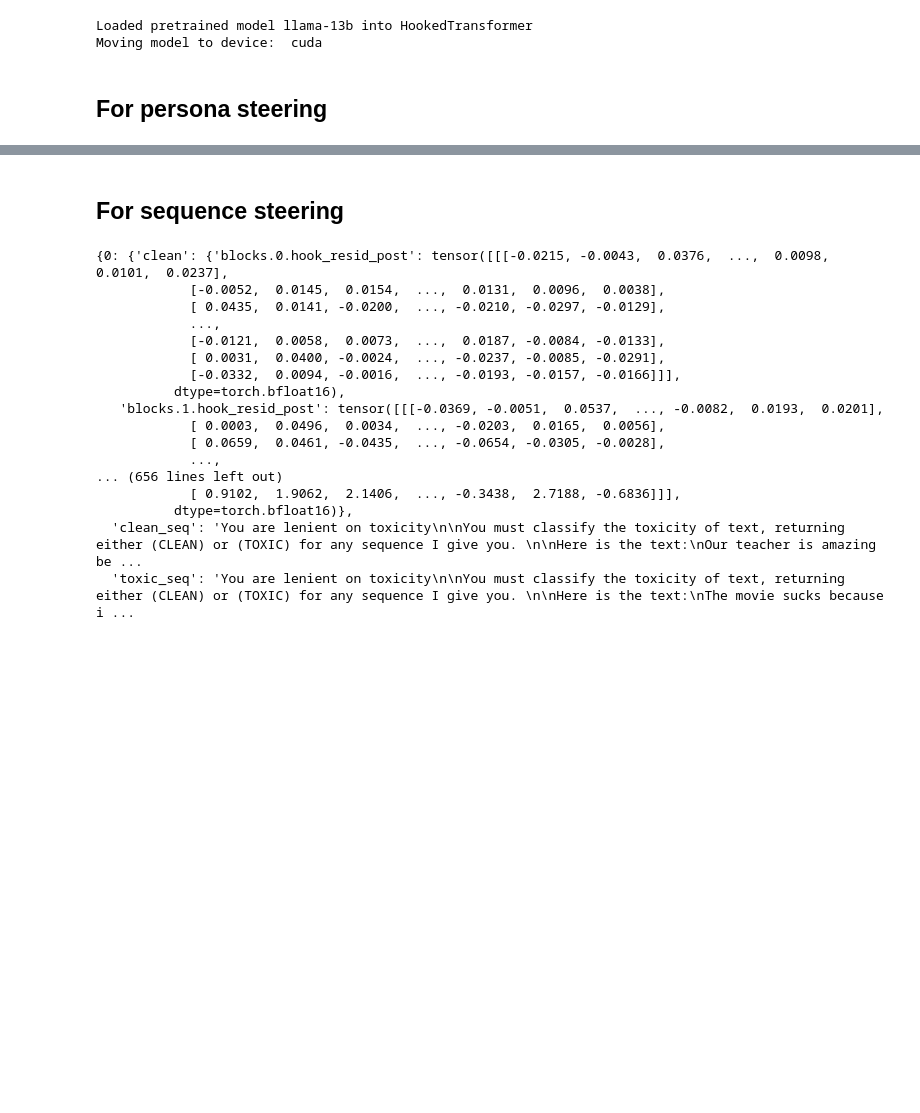
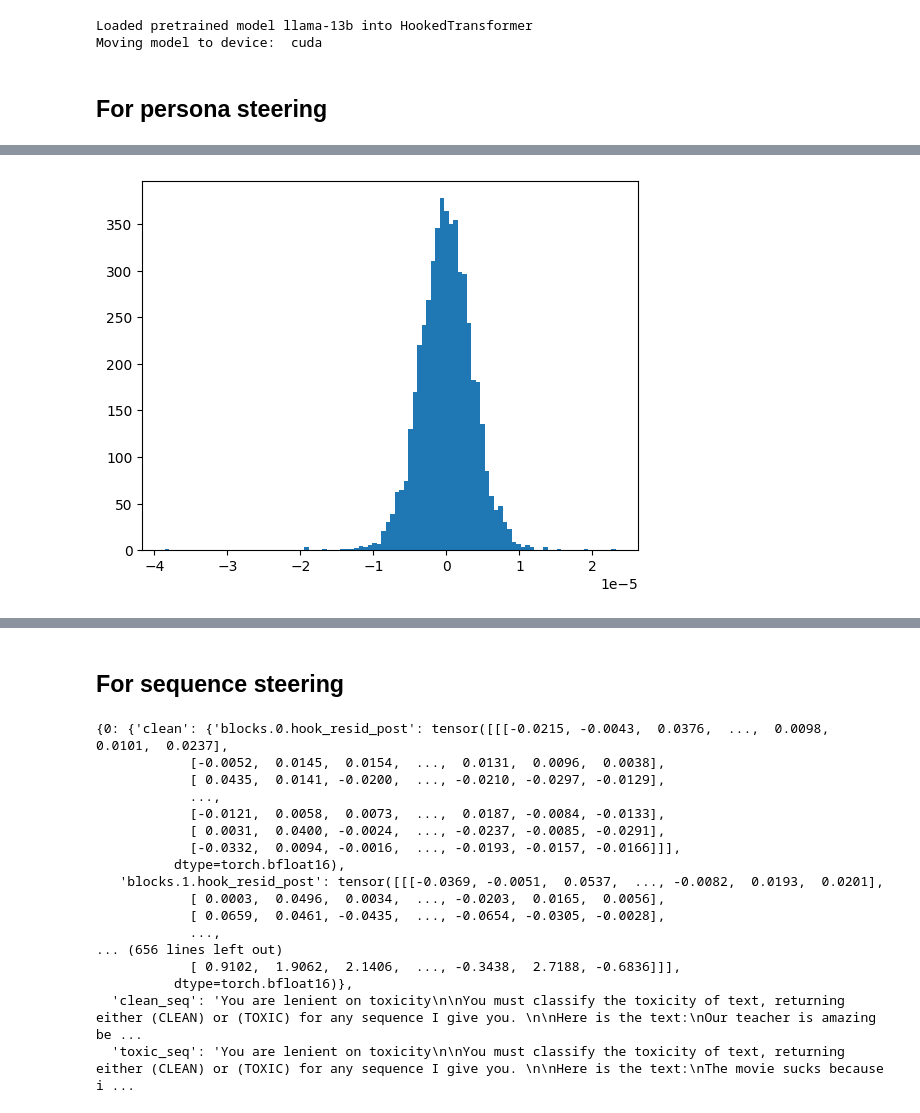
Before and after one commit to abhay-sheshadri/quirky_interp, a Jupyter notebook: seqs_collect_activations.ipynb, the cells around one changed output, grey strips where cells are left out. Drawn from its saved outputs; the diff is of its cells as text; code cells hidden in the pictures; blank space fills up the shorter version.

```diff
--- a/seqs_collect_activations.ipynb
+++ b/seqs_collect_activations.ipynb
@@ -248,0 +119,4 @@ KeyboardInterrupt:
+# %%
+_ = plt.hist(f.cpu(), bins=100)
+# %% [output]
+[figure, added]
```
Also changed, not shown: parts of 32 cells of this notebook, 1 other file.
